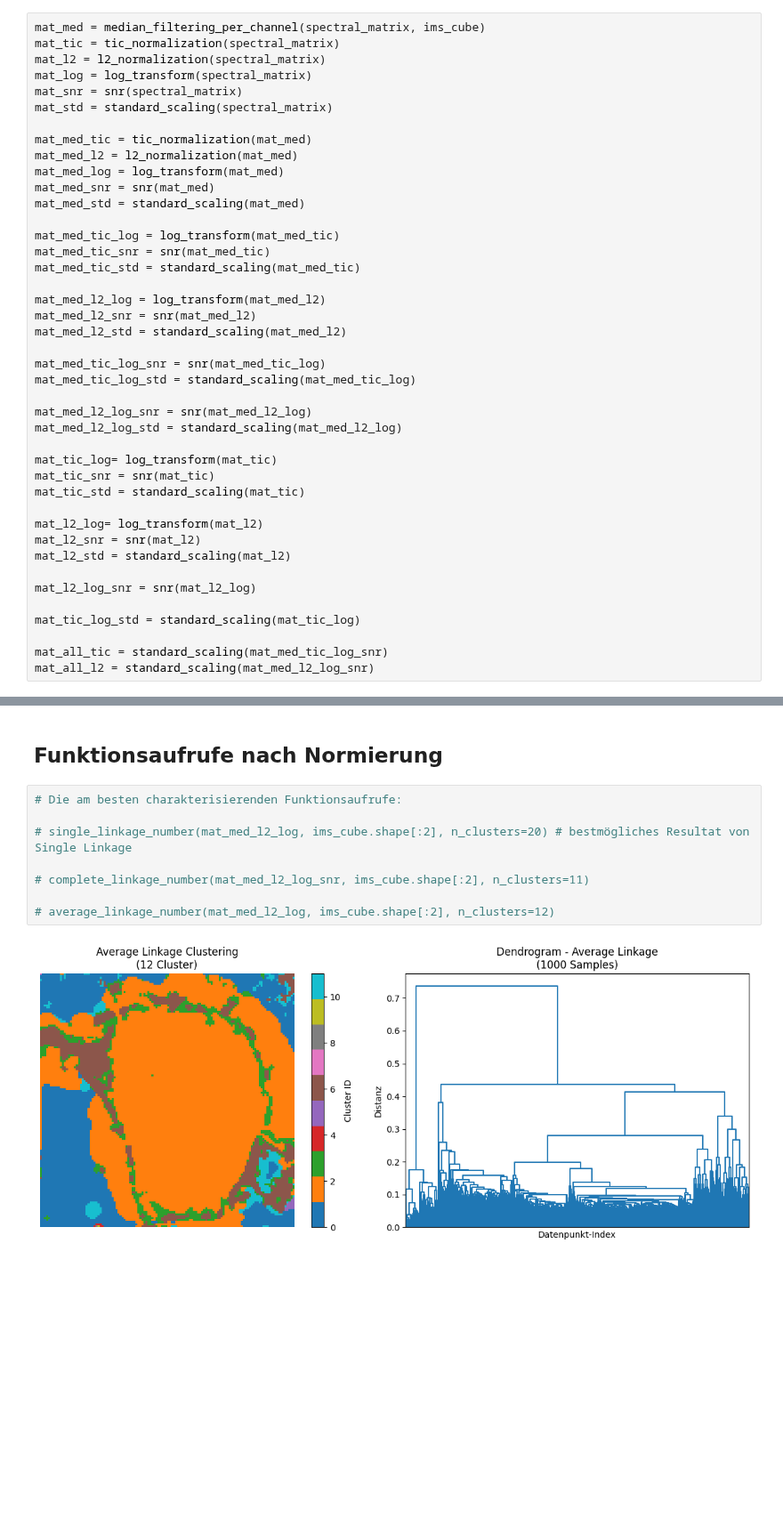
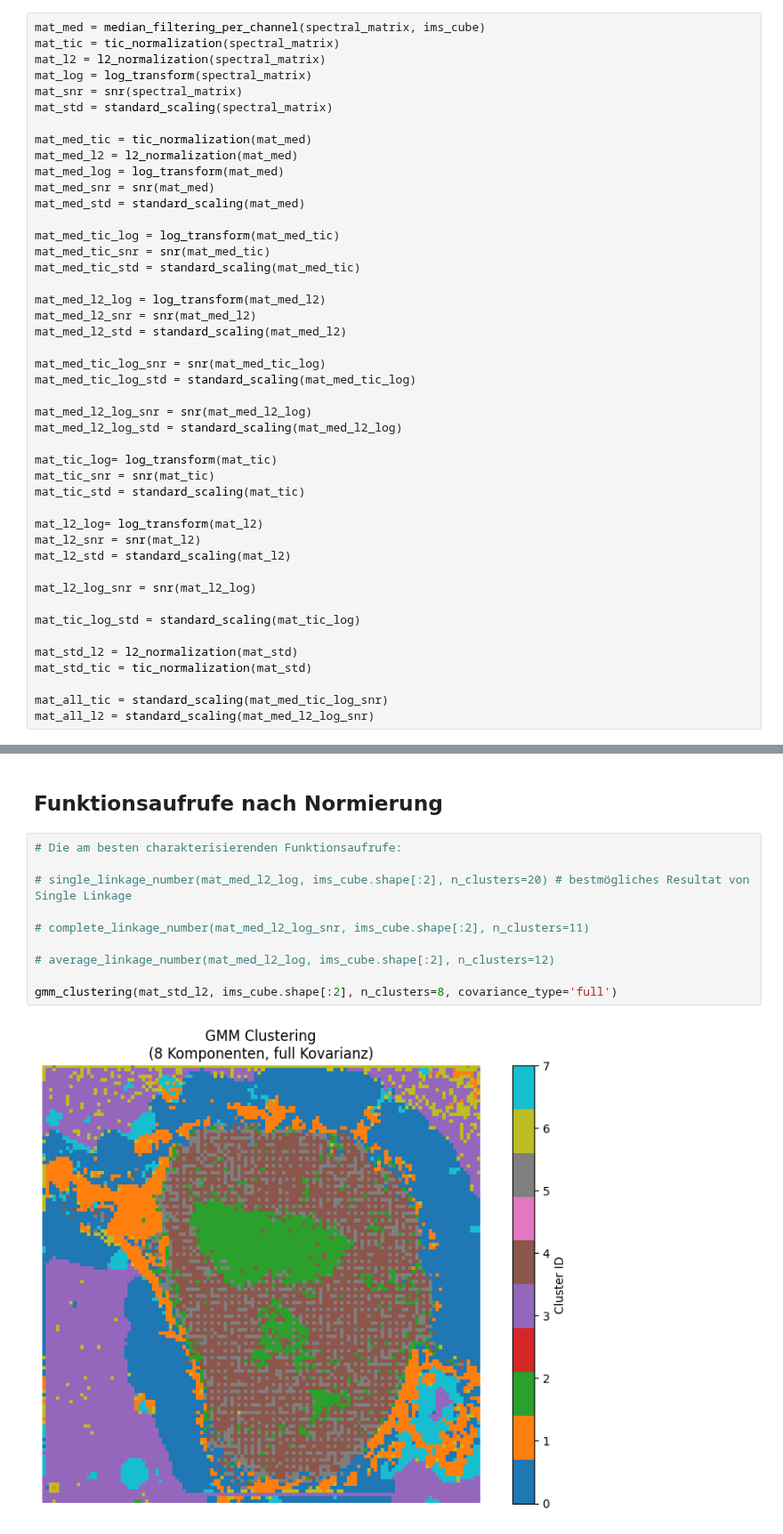
Before and after one commit to janphr03/MassSpectrometryImaging, a Jupyter notebook: testing.ipynb, the cells around one changed output, grey strips where cells are left out. Shown at 89% size. Cells and saved outputs as stored; diff of their text form; blank space fills up the shorter version.

Commit message:
alle Clustering Methoden eingefügt

```diff
--- a/testing.ipynb
+++ b/testing.ipynb
@@ -652,6 +1031,9 @@ mat_l2_log_snr = snr(mat_l2_log)
 
 mat_tic_log_std = standard_scaling(mat_tic_log)
 
+mat_std_l2 = l2_normalization(mat_std)
+mat_std_tic = tic_normalization(mat_std)
+
 mat_all_tic = standard_scaling(mat_med_tic_log_snr)
 mat_all_l2 = standard_scaling(mat_med_l2_log_snr)
 # %% [output]
@@ -677,10 +1059,12 @@ StandardScaler angewendet: (16384, 152)
 # %%
 # Die am besten charakterisierenden Funktionsaufrufe:
 
 # single_linkage_number(mat_med_l2_log, ims_cube.shape[:2], n_clusters=20) # bestmögliches Resultat von Single Linkage
 
 # complete_linkage_number(mat_med_l2_log_snr, ims_cube.shape[:2], n_clusters=11)
 
 # average_linkage_number(mat_med_l2_log, ims_cube.shape[:2], n_clusters=12)
+
+gmm_clustering(mat_std_l2, ims_cube.shape[:2], n_clusters=8, covariance_type='full')
 # %% [output]
-[figure, old version]
+[figure, new version]
```
Also changed, not shown: parts of 16 cells of this notebook.
